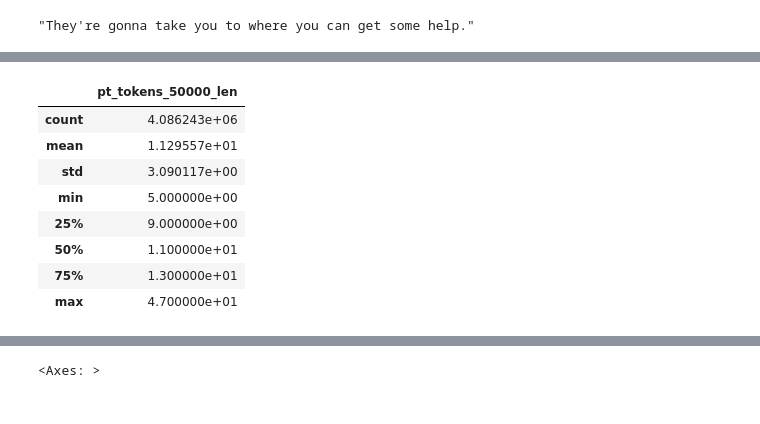
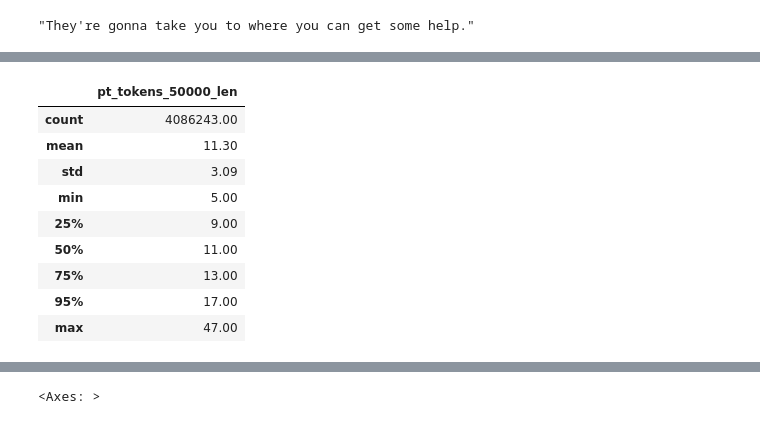
Before and after one commit to vicent-h/traducao-rede-neural, a Jupyter notebook: observing-tokenizer.ipynb, the cells around one changed output, grey strips where cells are left out. Saved outputs shown, nothing was run; the diff lists cells and outputs as text; code cells hidden in the pictures.

```diff
--- a/observing-tokenizer.ipynb
+++ b/observing-tokenizer.ipynb
@@ -45,14 +45,16 @@ df_eval.head()
 | 3 | They're an extraction team. | São uma equipe de extração. | 27 | 27 | 10 | 9 | [5, 1173, 450, 746, 824, 895, 909... | ... |
 | 4 | But for tom, it was business. | Mas para o tom foram negócios. | 29 | 30 | 9 | 9 | [5, 1013, 786, 3100, 433, 732, 84... | ... |
 # %%
-df_train.pt_tokens_50000_len.describe().to_frame()
+pd.set_option('display.float_format', '{:.2f}'.format)
+df_train.pt_tokens_50000_len.describe(percentiles=[0.25, 0.5, 0.75, 0.95]).to_frame()
 # %% [output]
 |  | pt_tokens_50000_len |
-| count | 4.086243e+06 |
-| mean | 1.129557e+01 |
-| std | 3.090117e+00 |
-| min | 5.000000e+00 |
-| 25% | 9.000000e+00 |
-| 50% | 1.100000e+01 |
-| 75% | 1.300000e+01 |
-| max | 4.700000e+01 |
+| count | 4086243.00 |
+| mean | 11.30 |
+| std | 3.09 |
+| min | 5.00 |
+| 25% | 9.00 |
+| 50% | 11.00 |
+| 75% | 13.00 |
+| 95% | 17.00 |
+| max | 47.00 |
```
Also changed, not shown: parts of 7 cells of this notebook, 12 other files.
